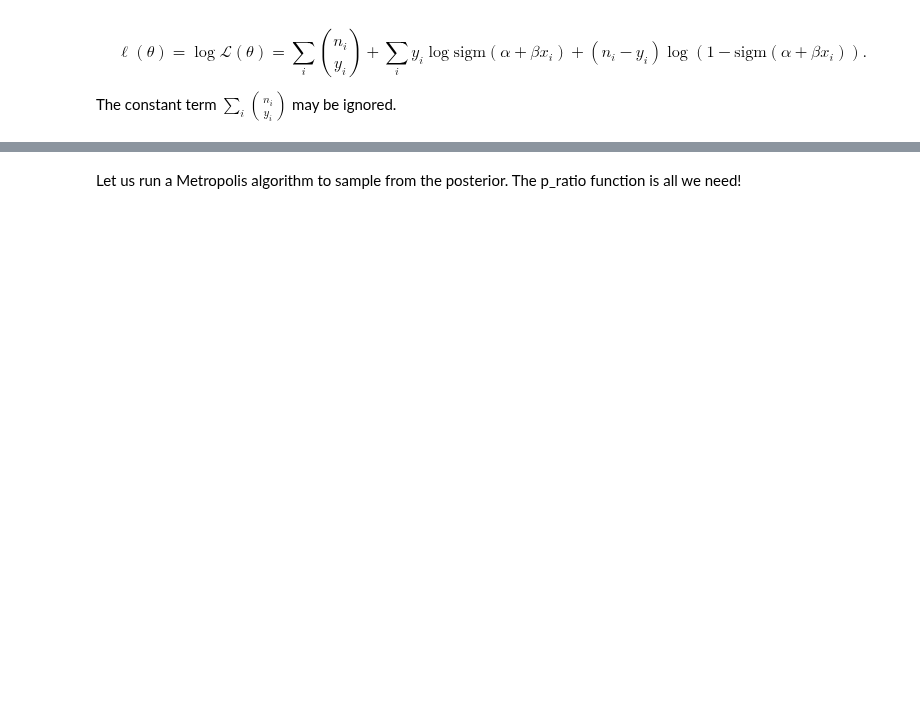
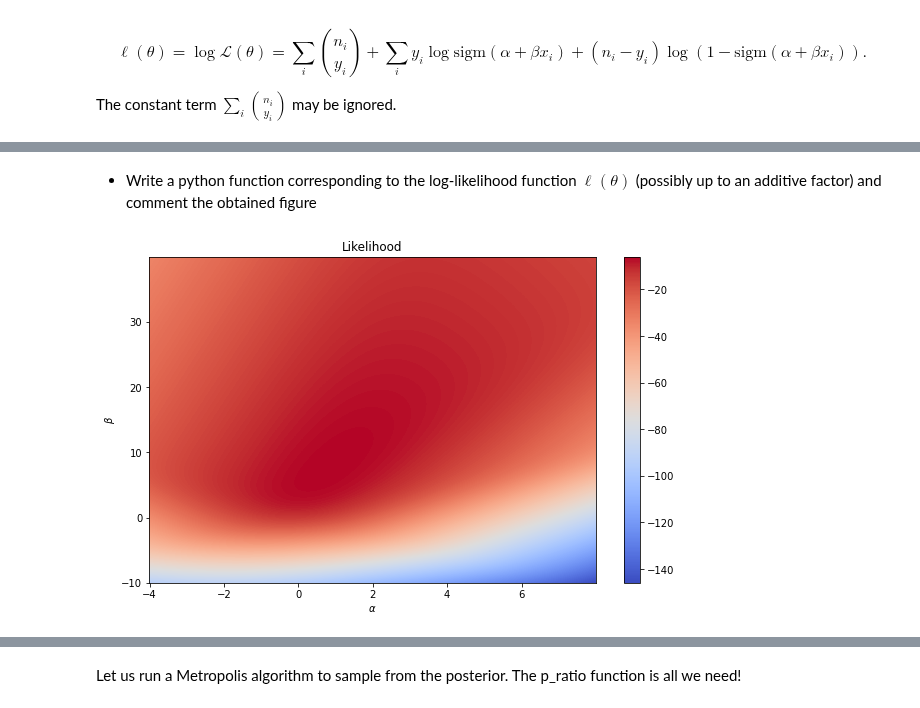
Before and after one commit to gcorani/bda, a Jupyter notebook: ex/bioassay_assignment.ipynb, the cells around one changed output, grey strips where cells are left out. Drawn from its saved outputs; the diff is of its cells as text; code cells hidden in the pictures; blank space fills up the shorter version.

```diff
--- a/ex/bioassay_assignment.ipynb
+++ b/ex/bioassay_assignment.ipynb
@@ -179,15 +144,0 @@ theta_map = res.x
-# %%
-dalpha = 0.01
-dbeta = 0.01
-ALPHA = np.arange(-4, 10, dalpha)
-BETA = np.arange(-10, 40, dbeta)
-
-AA, BB = np.meshgrid(ALPHA, BETA, indexing='xy')
-LL = lik_fun(AA[..., np.newaxis], BB[..., np.newaxis])
-
-AABB = np.stack((AA, BB), axis=-1)
-PP = prior_fun.pdf(AABB) # Prior
-
-POST_UNSC = LL * PP
-normalizing_factor = np.sum(POST_UNSC)*dalpha*dbeta
-POST_SC = POST_UNSC/normalizing_factor
@@ -227,8 +144,0 @@ def log_lik_fun(alpha, beta):
-# %%
-dalpha = 0.01
-dbeta = 0.01
-ALPHA = np.arange(-4, 10, dalpha)
-BETA = np.arange(-10, 40, dbeta)
-
-AA, BB = np.meshgrid(ALPHA, BETA, indexing='xy')
-LOG_LL = log_lik_fun(AA[..., np.newaxis], BB[..., np.newaxis])
@@ -245,0 +145,20 @@ def log_post_fun(alpha, beta):
+# %% [markdown]
+* Write a python function corresponding to the log-likelihood function $\ell(\theta)$ (possibly up to an additive factor) and comment the obtained figure
+# %%
+def log_lik(alpha, beta):
+    gamma = sigmoid(alpha+beta*x)
+    #log_lik = y*np.log(gamma) + (n-y)*np.log(1-gamma)
+    # nan_to_num handles the multiplication 0*np.inf and set it to 0, as required in our case...
+    log_lik = np.nan_to_num(y*np.log(gamma), nan=0) + np.nan_to_num((n-y)*np.log(1-gamma), nan=0)
+    return np.sum(log_lik, axis=-1)
+# %%
+LOG_LL = log_lik(AA[..., np.newaxis], BB[..., np.newaxis])
+fig, ax = plt.subplots(figsize=(10, 6))
+c = ax.pcolormesh(AA, BB, LOG_LL, cmap=cm.coolwarm, shading='auto')
+#plt.plot(theta_ml[0], theta_ml[1], "kx")
+fig.colorbar(c, ax=ax)
+ax.set_title(f"Likelihood");
+ax.set_xlabel(r"$\alpha$");
+ax.set_ylabel(r"$\beta$");
+# %% [output]
+[figure, added]
```
Also changed, not shown: parts of 41 cells of this notebook.
